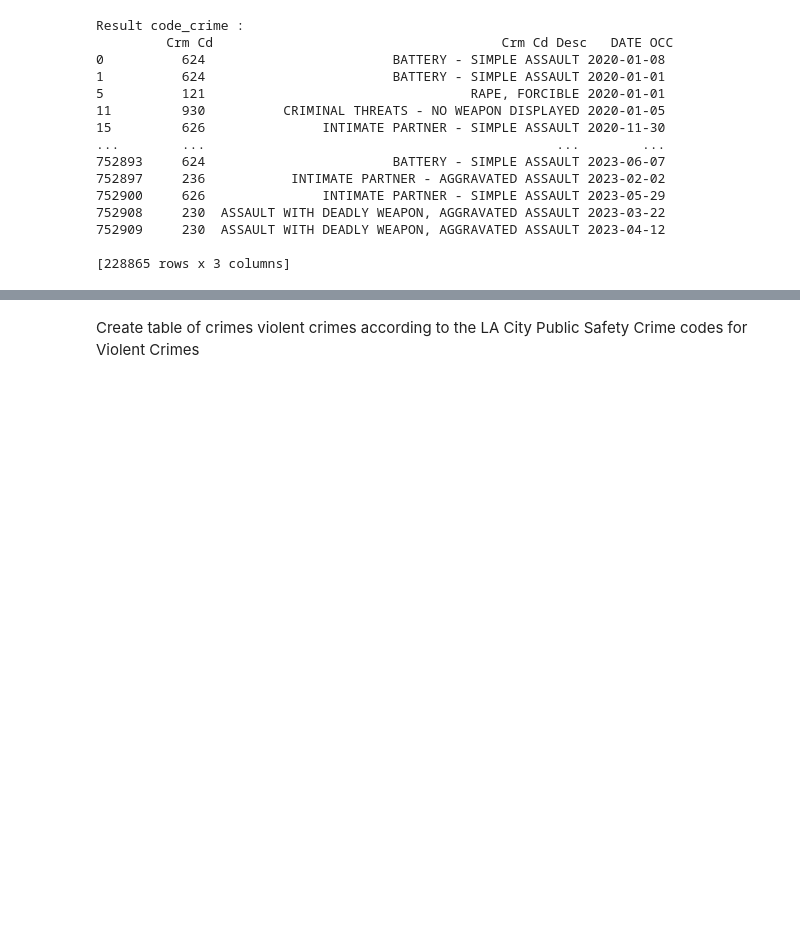
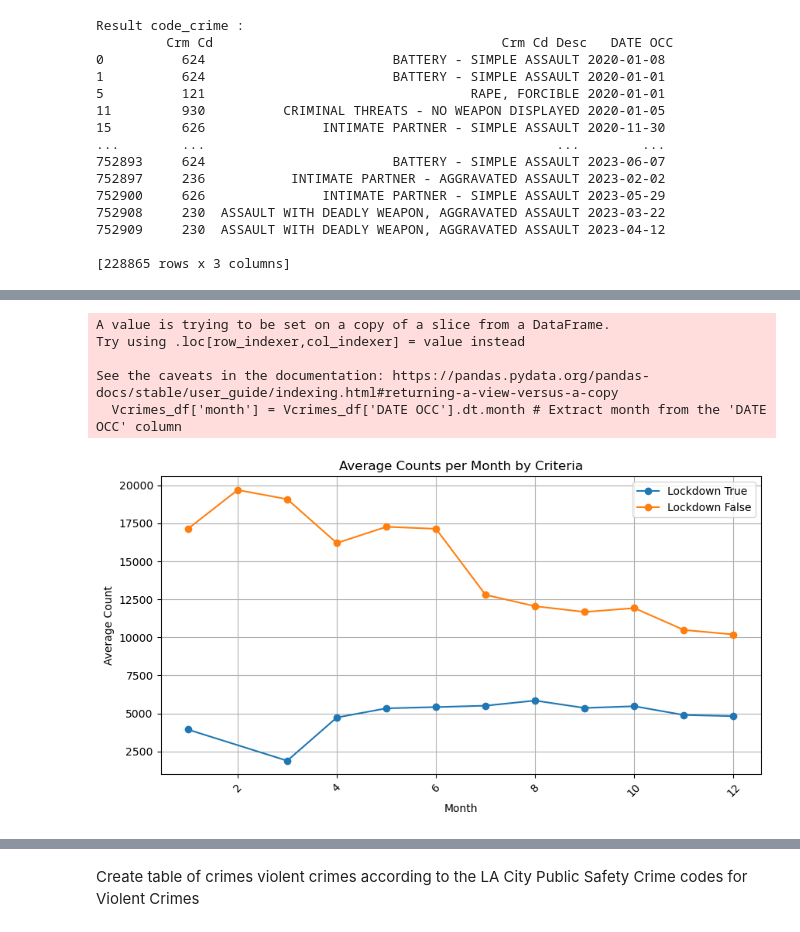
Before and after one commit to Ed-Lovera/AI-PT-Project-1, a Jupyter notebook: Philip/Crimedataframe3.ipynb, the cells around one changed output, grey strips where cells are left out. Drawn from its saved outputs; the diff is of its cells as text; code cells hidden in the pictures; blank space fills up the shorter version.

```diff
--- a/Philip/Crimedataframe3.ipynb
+++ b/Philip/Crimedataframe3.ipynb
@@ -145,11 +165,0 @@ dtype: float64
-# %%
-import matplotlib.pyplot as plt
-import pandas as pd
-
-# Break out data and graph per year.
-Vcrimes_df['year'] = pd.to_datetime(Vcrimes_df['DATE OCC']).dt.year
-
-for year in Vcrimes_df['year'].unique():
-    crimeperyear = Vcrimes_df[Vcrimes_df['year'] == year]['Crm Cd Desc'].value_counts()[:10]
-    crimeperyear.plot(kind = 'bar',title = "Crimes in " + str(year))
-    plt.show()
@@ -166,3 +252,34 @@ See the caveats in the documentation: https://pandas.pydata.org/pandas-docs/stab
+# %%
+# Calculate average counts per month for true criteria
+Vcrimes_df['month'] = Vcrimes_df['DATE OCC'].dt.month # Extract month from the 'DATE OCC' column
+In_CovidLD_avg = Vcrimes_df[Vcrimes_df['Lockdown'] == True].groupby('month').size().reset_index(name='count') # Calculate the size of each group and rename it to 'count'
+
+# Calculate average counts per month for false criteria
+Non_CovidLD_avg = Vcrimes_df[Vcrimes_df['Lockdown'] == False].groupby('month').size().reset_index(name='count')# Calculate the size of each group and rename it to 'count'
+
+# Combine the two DataFrames
+avg_counts = pd.concat([In_CovidLD_avg, Non_CovidLD_avg])
+
+# Plotting
+plt.figure(figsize=(10, 5))
+# Since 'criteria' column doesn't exist, we'll modify the plotting logic
+plt.plot(In_CovidLD_avg['month'], In_CovidLD_avg['count'], marker='o', label='Lockdown True')
+plt.plot(Non_CovidLD_avg['month'], Non_CovidLD_avg['count'], marker='o', label='Lockdown False')
+
+plt.title('Average Counts per Month by Criteria')
+plt.xlabel('Month')
+plt.ylabel('Average Count')
+plt.legend()
+plt.xticks(rotation=45)
+plt.grid()
+plt.show()
+# %% [output]
+A value is trying to be set on a copy of a slice from a DataFrame.
+Try using .loc[row_indexer,col_indexer] = value instead
+
+See the caveats in the documentation: https://pandas.pydata.org/pandas-docs/stable/user_guide/indexing.html#returning-a-view-versus-a-copy
+  Vcrimes_df['month'] = Vcrimes_df['DATE OCC'].dt.month # Extract month from the 'DATE OCC' column
+[figure, added]
 # %%
 Vcrimes_df[["Crm Cd", "DATE OCC"]].groupby("Crm Cd")['DATE OCC'].count().sort_values(ascending=False).head(10)
 # %% [output]
```
Also changed, not shown: parts of 40 cells of this notebook, 1 other file.
